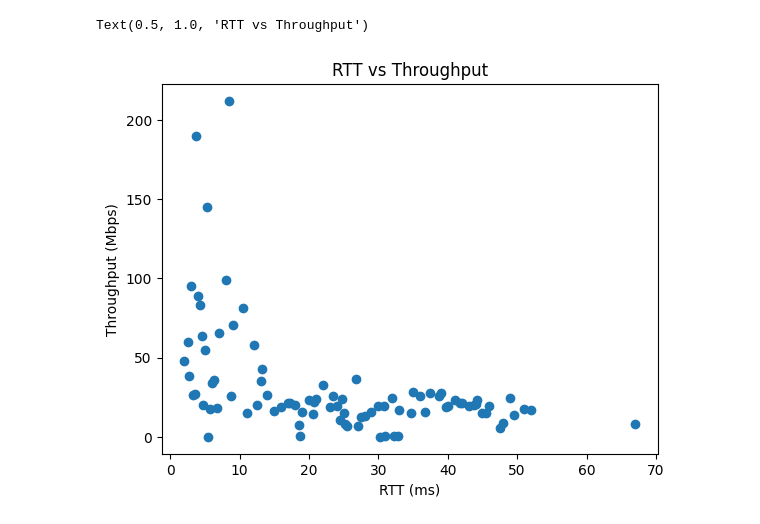
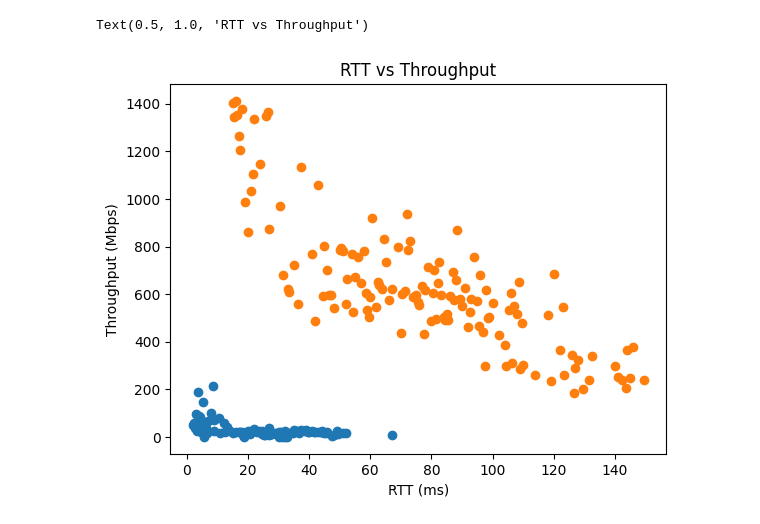
Before and after one commit to Nathanllee1/PeerProxy, a Jupyter notebook: profiling/dataChannelTests/rawThroughputAnalysis.ipynb, the cells around one changed output. Cells and saved outputs as stored; diff of their text form; code cells hidden in the pictures.

```diff
--- a/profiling/dataChannelTests/rawThroughputAnalysis.ipynb
+++ b/profiling/dataChannelTests/rawThroughputAnalysis.ipynb
@@ -21,0 +52,8 @@ df
+# %%
+http = pd.read_csv('./data/http_rtt_throughput.csv')
+
+http = http[http['rtt'] < 150]
+
+httpAgged = http.groupby('rtt').mean()
+
+plot_rtt_vs_throughput(httpAgged, "TCP RTT vs Throughput")
@@ -22,10 +62,10 @@ df
 # %%
-agged = df.groupby('rtt').mean()
-
-plt.scatter(agged.index, agged['throughput'])
+# put em both in one graph
+plt.scatter(agged.index, agged['throughput'], label='Data Channel: SCTP')
+plt.scatter(httpAgged.index, httpAgged['throughput'], label='HTTP')
 plt.xlabel('RTT (ms)')
 plt.ylabel('Throughput (Mbps)')
 plt.title('RTT vs Throughput')
 # %% [output]
 Text(0.5, 1.0, 'RTT vs Throughput')
-[figure, old version]
+[figure, new version]
```
Also changed, not shown: parts of 5 cells of this notebook, 19 other files.
